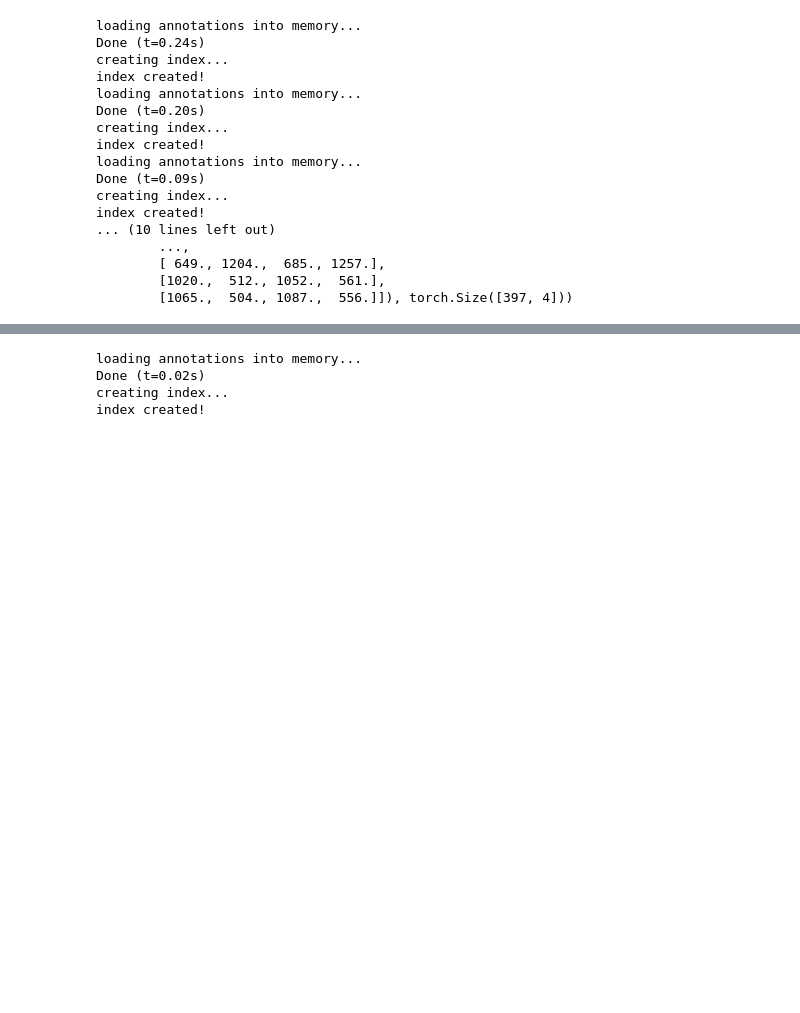
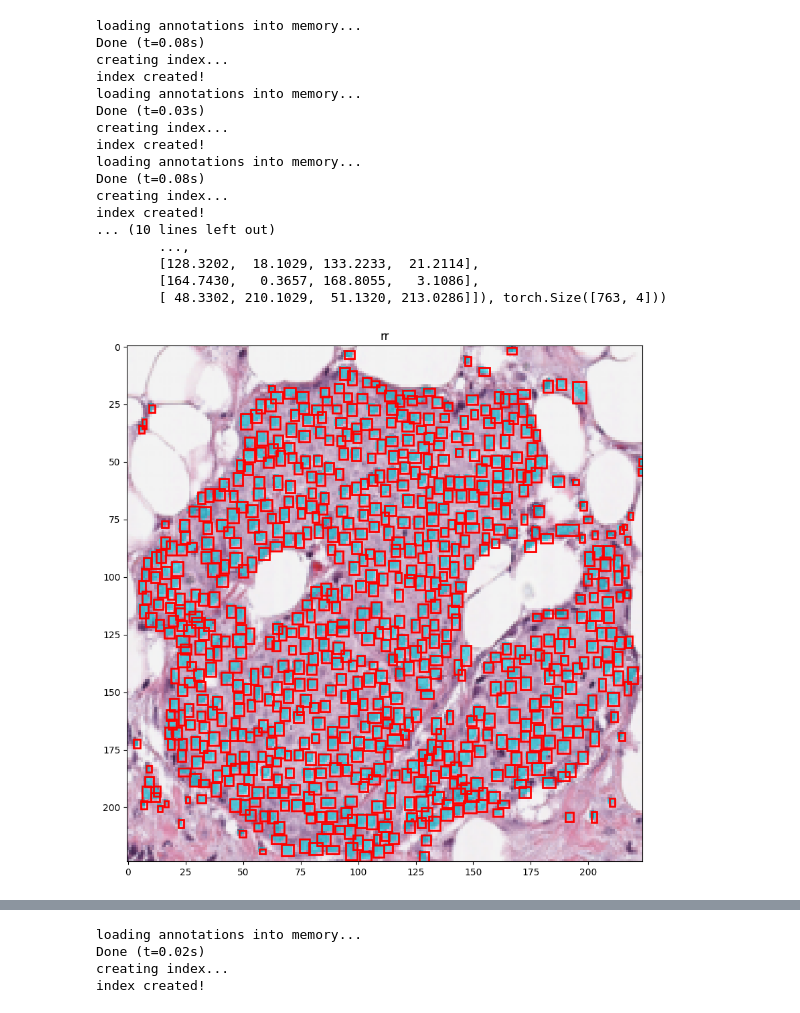
Before and after one commit to Potato-TW/visual_dl, a Jupyter notebook: lab3/src/110550130.ipynb, the cells around one changed output, grey strips where cells are left out. Saved outputs shown, nothing was run; the diff lists cells and outputs as text; code cells hidden in the pictures; blank space fills up the shorter version.

```diff
--- a/lab3/src/110550130.ipynb
+++ b/lab3/src/110550130.ipynb
@@ -369,8 +369,9 @@ class MedicalDataset(Dataset):
             # print(img_info)
             # image = Image.open(img_info[0]['file_name']).convert("RGB")
             image = self.transform(image) if self.transform is not None else image
-            # img_size = [img_info[0]['height'], img_info[0]['width']]
-            img_size = [image.shape[1], image.shape[2]]
+
+            img_size = [img_info[0]['height'], img_info[0]['width']]
+            # img_size = [image.shape[1], image.shape[2]]
 
 
             boxes = []
@@ -382,18 +383,25 @@ class MedicalDataset(Dataset):
                 boxes.append(ann['bbox'])
                 tmp_mask = self.poly2mask(ann['segmentation'], img_size).squeeze()
 
-                # mask_ = cv2.resize(
-                #     tmp_mask,
-                #     (all_img_size[1], all_img_size[0]),
-                #     interpolation=cv2.INTER_NEAREST_EXACT  # 精確最近鄰算法
-                # )
-                # masks.append(mask_)
+                tmp_mask = cv2.resize(
+                    tmp_mask,
+                    (all_img_size[1], all_img_size[0]),
+                    interpolation=cv2.INTER_NEAREST_EXACT  # 精確最近鄰算法
+                )
+
                 masks.append(tmp_mask)
                 labels.append(ann["category_id"])
 
             # boxes = self.resize_box(boxes, img_size, target_size=all_img_size)
             boxes = box_convert(torch.tensor(boxes, dtype=torch.float32), in_fmt='xywh', out_fmt='xyxy')
             # masks = torch.as_tensor(np.array(masks), dtype=torch.bool)
+
+            scale_h = all_img_size[0] / img_size[0]
+            scale_w = all_img_size[1] / img_size[1]
+            boxes[:, 0] *= scale_w
+            boxes[:, 1] *= scale_h
+            boxes[:, 2] *= scale_w
+            boxes[:, 3] *= scale_h
 
             target = {'boxes': boxes,
                       'masks': torch.as_tensor(np.array(masks), dtype=torch.bool),
@@ -473,7 +481,7 @@ val_transform = train_transform
 
 train_set = MedicalDataset(root_dir=train_dir, transform=train_transform, data_type='Train')
 val_set = MedicalDataset(root_dir=val_dir, transform=val_transform, data_type='Valid')
-sample = train_set[163]
+sample = train_set[0]
 id = sample[0]
 img = sample[1]
 masks = sample[2]['masks']
@@ -484,22 +492,22 @@ print(f'mask: {masks.shape}')
 print(f'box: {boxes, boxes.shape}')
 # %% [output]
 loading annotations into memory...
-Done (t=0.24s)
+Done (t=0.08s)
 creating index...
 index created!
 loading annotations into memory...
-Done (t=0.20s)
+Done (t=0.03s)
 creating index...
 index created!
 loading annotations into memory...
-Done (t=0.09s)
+Done (t=0.08s)
 creating index...
 index created!
 ... (10 lines left out)
         ...,
-        [ 649., 1204.,  685., 1257.],
-        [1020.,  512., 1052.,  561.],
-        [1065.,  504., 1087.,  556.]]), torch.Size([397, 4]))
+        [128.3202,  18.1029, 133.2233,  21.2114],
+        [164.7430,   0.3657, 168.8055,   3.1086],
+        [ 48.3302, 210.1029,  51.1320, 213.0286]]), torch.Size([763, 4]))
 # %%
 import matplotlib.patches as patches
 def show_image_with_boxes_and_masks(img, boxes, box_mode,  masks, title=''):
@@ -536,6 +544,14 @@ def show_image_with_boxes_and_masks(img, boxes, box_mode,  masks, title=''):
     # plt.axis('off')
     plt.title(title)
     plt.show()
+# %%
+# img = T.ToTensor()(img)
+# masks = torch.tensor(masks)
+# boxes = torch.tensor(boxes)
+
+show_image_with_boxes_and_masks(img, boxes, 'xyxy', masks, 'rr')
+# %% [output]
+[figure, added]
 # %%
 def json_check_maskonimg(cc, idx, mode=None, box_mode=None):
     if mode == 'val':
```
Also changed, not shown: parts of 9 cells of this notebook.
